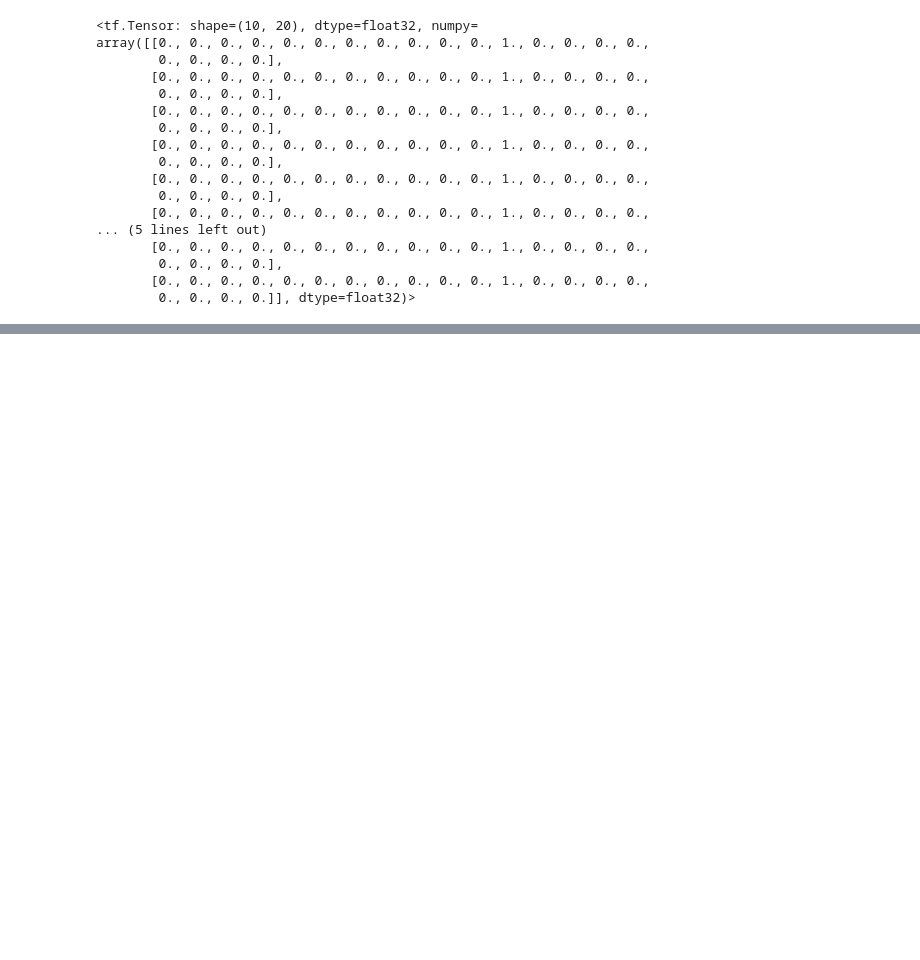
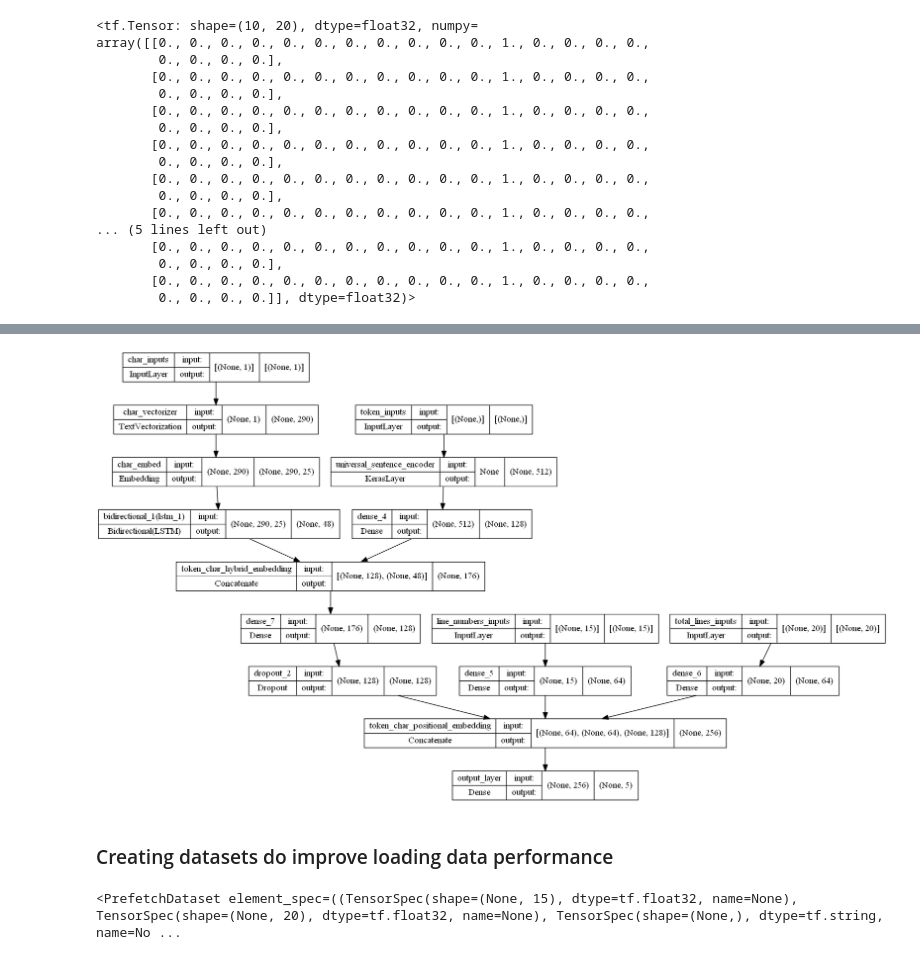
Before and after one commit to danielmacedodc/CV-and-DL-Course, a Jupyter notebook: NLP Project/NLP_Project.ipynb, the cells around one changed output, grey strips where cells are left out. Saved outputs shown, nothing was run; the diff lists cells and outputs as text; code cells hidden in the pictures; blank space fills up the shorter version.

```diff
--- a/NLP Project/NLP_Project.ipynb
+++ b/NLP Project/NLP_Project.ipynb
@@ -1164,0 +1169,41 @@ array([[0., 0., 0., 0., 0., 0., 0., 0., 0., 0., 0., 1., 0., 0., 0., 0.,
+# %%
+# 1. Token inputs
+token_in = layers.Input([], dtype=tf.string, name='token_inputs')
+token_embs = tf_hub_emb_layer(token_in)
+token_out = layers.Dense(128, activation='relu')(token_embs)
+token_model = tf.keras.Model(inputs=token_in, outputs=token_out, name='token_model')
+
+# 2. Char inputs
+char_in = layers.Input((1,), dtype=tf.string, name='char_inputs')
+char_vec = char_vectorizer(char_in)
+char_embs = emb_char_layer(char_vec)
+char_bi_lstm = layers.Bidirectional(layers.LSTM(24))(char_embs)
+char_model = tf.keras.Model(inputs=char_in, outputs=char_bi_lstm, name='char_model')
+
+# 3. Line numbers inputs
+ln_inputs = layers.Input(shape=(15,), dtype=tf.float32, name='line_numbers_inputs')
+x = layers.Dense(64, activation='relu')(ln_inputs)
+ln_model = tf.keras.Model(inputs=ln_inputs, outputs=x, name='line_numbers_model')
+
+# 4. Total lines inputs
+tl_inputs = layers.Input(shape=(20,), dtype=tf.float32, name='total_lines_inputs')
+y = layers.Dense(64, activation='relu')(tl_inputs)
+tl_model = tf.keras.Model(tl_inputs, y, name='total_lines_mode')
+
+# 5. Creating Hybrid Embedding (token and char)
+hybrid_embedding = layers.Concatenate(name='token_char_hybrid_embedding')([token_model.output,
+                                                                          char_model.output])
+## 5.1. Adding dropout layer
+z = layers.Dense(128, activation='relu')(hybrid_embedding)
+z = layers.Dropout(0.5)(z)
+
+# 6. Combine positional embeddings with hybrid embedding
+tk_char_pos_embedding = layers.Concatenate(name='token_char_positional_embedding')([ln_model.output,
+                                                                                   tl_model.output, z])
+
+# 7. Creating Output Layer
+output_layer = layers.Dense(5, activation='softmax', name='output_layer')(tk_char_pos_embedding)
+
+# 8. Combining final model
+model_5 = tf.keras.Model(inputs=[ln_model.input, tl_model.input, token_model.input, char_model.input],
+                        outputs=output_layer, name='model_5_tribrid')
@@ -1164,0 +1231,5 @@ array([[0., 0., 0., 0., 0., 0., 0., 0., 0., 0., 0., 1., 0., 0., 0., 0.,
+# %%
+# Plotting the token, char, positional embedding model
+plot_model(model_5, show_shapes=True)
+# %% [output]
+[figure, added]
@@ -1164,0 +1243,16 @@ array([[0., 0., 0., 0., 0., 0., 0., 0., 0., 0., 0., 1., 0., 0., 0., 0.,
+# %% [markdown]
+### Creating datasets do improve loading data performance
+# %%
+# tuples of data
+x1 = (train_ln_ohe, train_tl_ohe, train_sentences, train_char)
+x2 = (val_ln_ohe, val_tl_ohe, val_sentences, val_char)
+x3 = (test_ln_ohe, test_tl_ohe, test_sentences, test_char)
+
+# creating datasets
+train_final = data_loading_pipeline(x1, train_labels_ohe)
+val_final = data_loading_pipeline(x2, val_labels_ohe)
+test_final = data_loading_pipeline(x3, test_labels_ohe)
+
+train_final
+# %% [output]
+<PrefetchDataset element_spec=((TensorSpec(shape=(None, 15), dtype=tf.float32, name=None), TensorSpec(shape=(None, 20), dtype=tf.float32, name=None), TensorSpec(shape=(None,), dtype=tf.string, name=No ...
```
Also changed, not shown: parts of 46 cells of this notebook, 1 other file.
